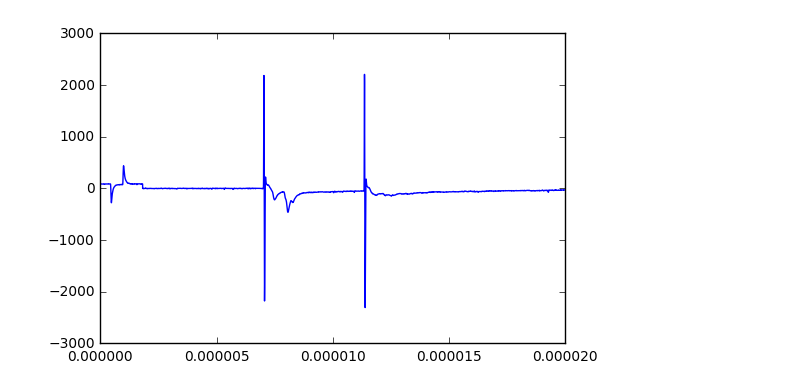
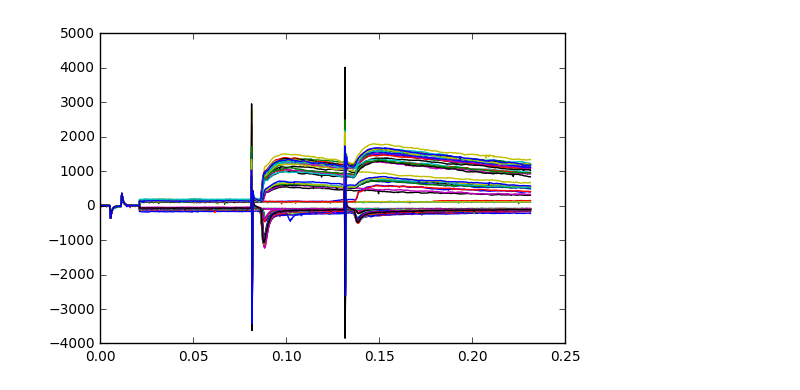
Before and after one commit to yuwie10/ephysAnalysis, a Jupyter notebook: ephysAnalysis.ipynb, the cells around one changed output. Drawn from its saved outputs; the diff is of its cells as text; code cells hidden in the pictures.

Commit message:
filtering waves in python

```diff
--- a/ephysAnalysis.ipynb
+++ b/ephysAnalysis.ipynb
@@ -6,13 +6,9 @@ import pandas as pd
 import numpy as np
 # %%
 #load excel file
-waveInfo = pd.read_excel('2016.10.19_Cell1.xlsx')
+waveInfo = pd.read_excel('2016.10.26_Cell1.xlsx')
 
 #is changing the index necessary? If so should do automatically
-waveInfo.index = list(range(12, 82, 1))
-waveInfo.head()
-
-#w70_info = waveInfo.loc[[70], :]
-#print(w70_info)
+waveInfo.tail()
 # %% [output]
 |  | waveNum | waveName | stimInt | notes |
@@ -26,4 +22,5 @@ date = '2016.10.19'
 cellNum = 1
 age = 15
 
-igorWaves = pd.read_csv('igorForPython.csv', index_col = 0)
+#Load csv
+igor = pd.read_csv('igorForPython.csv', index_col = 0)
@@ -38,0 +27,3 @@ igorWaves.head()
+# %%
+igorWaves = igor.pivot(index='sec', columns='id', values='pA')
+igorWaves.head()
@@ -38,0 +39,10 @@ igorWaves.head()
+# %%
+#waveName column of waveInfo
+waveNames = waveInfo['waveName']
+
+#filter igorWaves by waveInfo
+wavesToAnalyze = igorWaves.filter(waveNames)
+wavesToAnalyze = wavesToAnalyze.dropna(axis = 0)
+#dropping NaNs removes tail end of tau trace; will have to specify tau trace separately
+
+wavesToAnalyze.head()
@@ -39,5 +58,5 @@ igorWaves.head()
 # %%
-plt.plot(pd_wave['sec'], pd_wave['pA'])
+plt.plot(wavesToAnalyze)
 plt.show()
 # %% [output]
-[figure, old version]
+[figure, new version]
```
Also changed, not shown: parts of 8 cells of this notebook, 1 other file.
